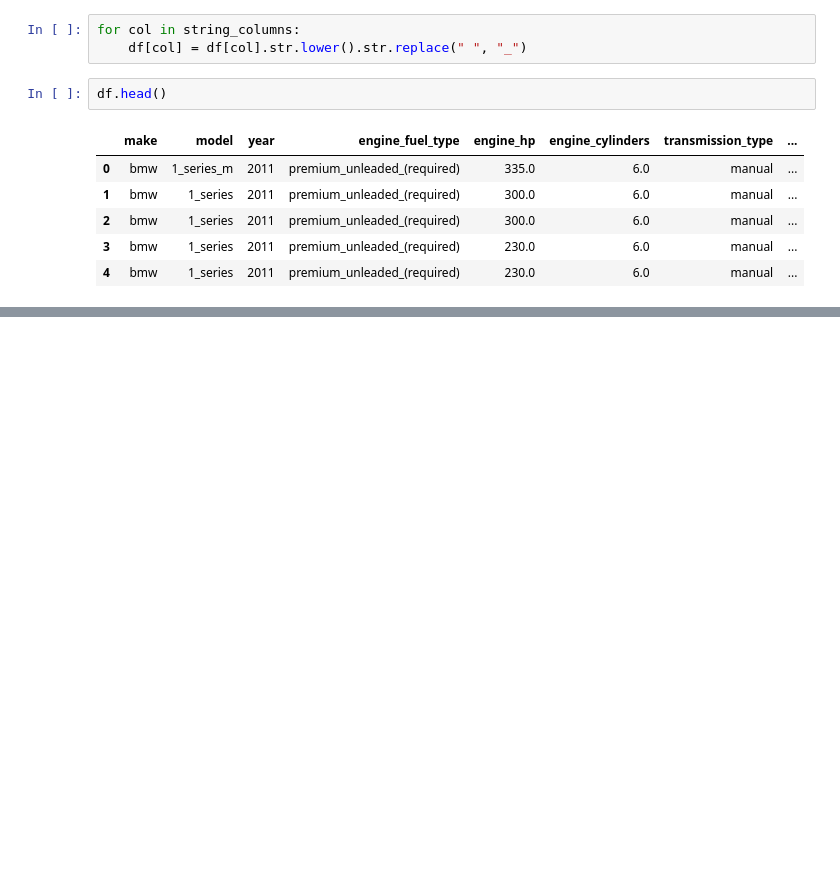
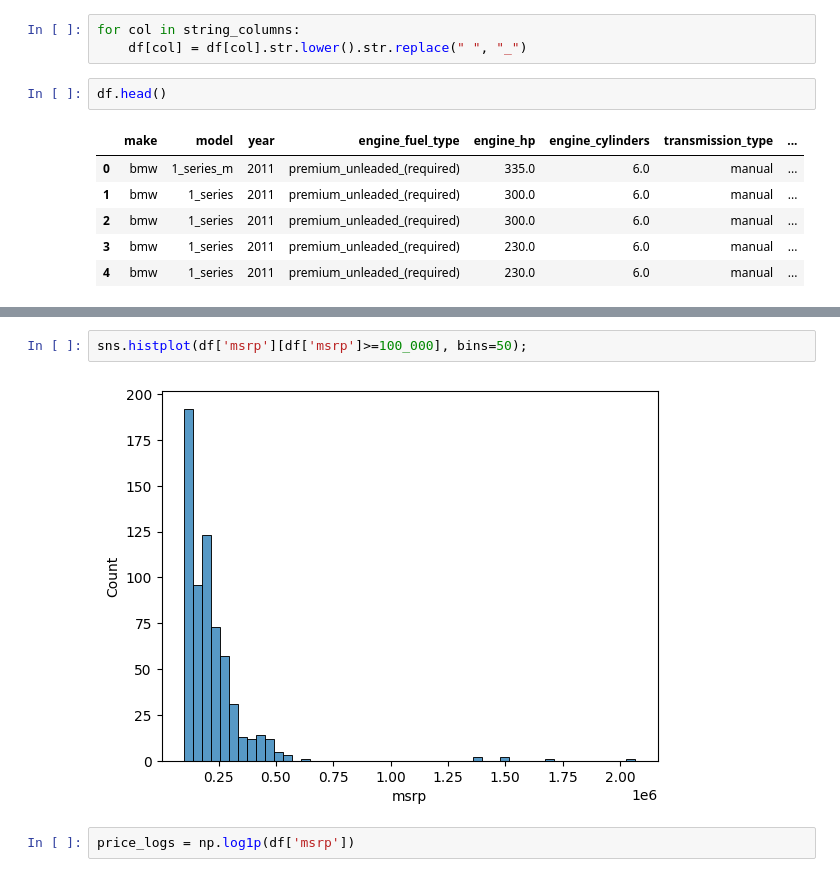
Before and after one commit to AurisNauris/ML-zoomcamp-homework, a Jupyter notebook: 02-regression/02_notebook.ipynb, the cells around one changed output, grey strips where cells are left out. Drawn from its saved outputs; the diff is of its cells as text; blank space fills up the shorter version.

```diff
--- a/02-regression/02_notebook.ipynb
+++ b/02-regression/02_notebook.ipynb
@@ -33,0 +81,6 @@ df.head()
+# %%
+sns.histplot(df['msrp'][df['msrp']>=100_000], bins=50);
+# %% [output]
+[figure, added]
+# %%
+price_logs = np.log1p(df['msrp'])
```
Also changed, not shown: parts of 19 cells of this notebook, 1 other file.
